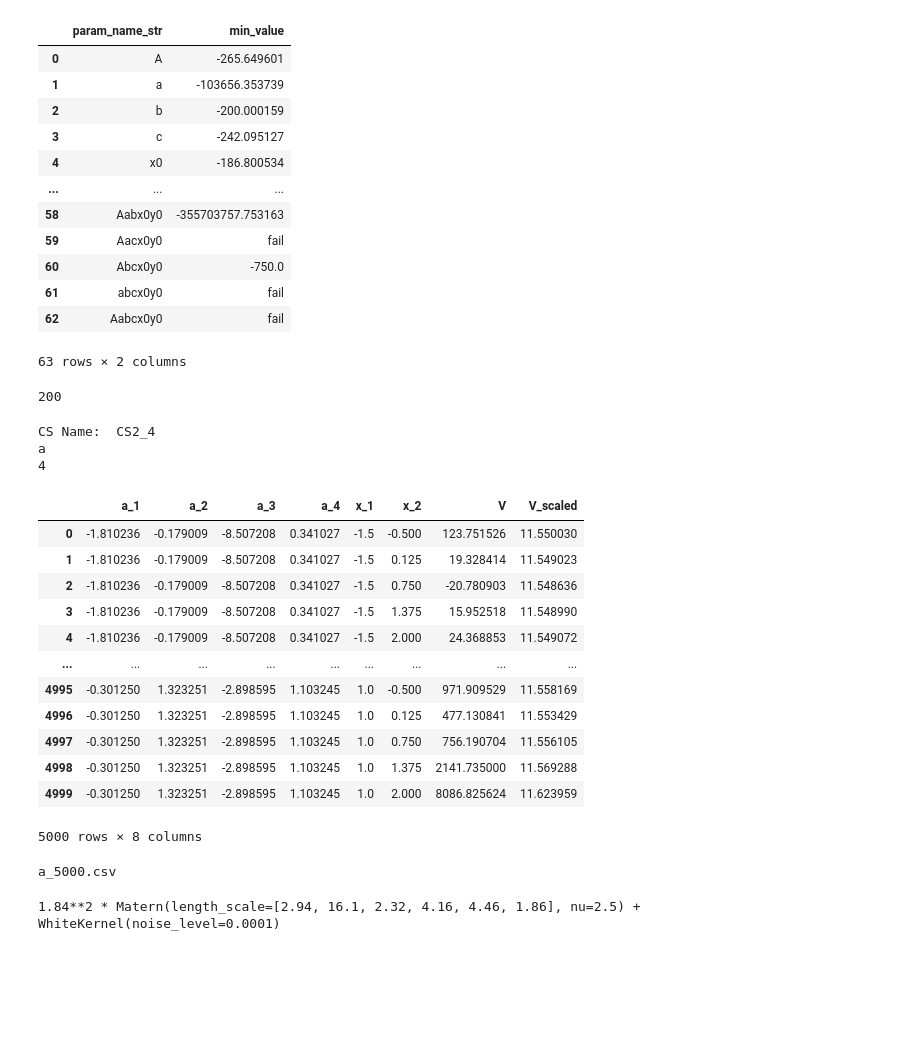
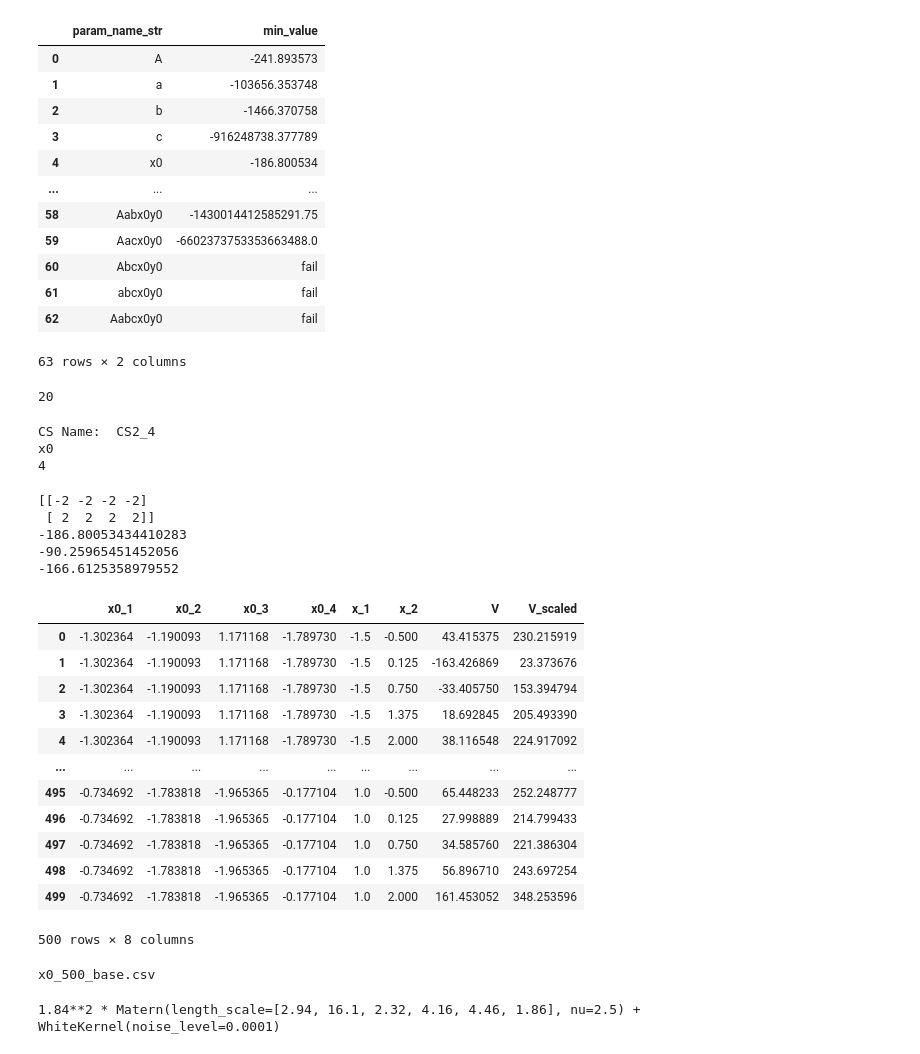
Before and after one commit to dowlinglab/GPBO_Emulators, a Jupyter notebook: new_muller.ipynb, the cells around one changed output. Saved outputs shown, nothing was run; the diff lists cells and outputs as text; code cells hidden in the pictures; blank space fills up the shorter version.

Commit message:
Added more iters to ipopt

```diff
--- a/new_muller.ipynb
+++ b/new_muller.ipynb
@@ -26,5 +26,5 @@ Wall time: 4.06 s
 # %%
-def solve_pyomo_Muller_min(param_name_str, verbose = False):
+def solve_pyomo_Muller_min2(param_name_str, verbose = False):
     """
     Creates and Solves a Pyomo model for the Muller potential
 
@@ -54,7 +54,7 @@ def solve_pyomo_Muller_min(param_name_str, verbose = False):
         model.a = Param(Set(initialize=index_set), initialize={1: -1, 2: -1, 3: -6.5, 4: 0.7})
 
     if "b" in param_name_str:
-        model.b = Var(Set(initialize=index_set), initialize={1: 0, 2: 0, 3: 10, 4: 0},
+        model.b = Var(Set(initialize=index_set), initialize={1: -1.17, 2: 1.22, 3: 14, 4: -0.5},
                  bounds={1: (-2,2), 2: (-2,2), 3: (5,15), 4: (-2,2)})
     else:
         model.b = Param(Set(initialize=index_set), initialize={1: 0, 2: 0, 3: 11, 4: 0.6})
@@ -78,16 +78,16 @@ def solve_pyomo_Muller_min(param_name_str, verbose = False):
         model.y0 = Param(Set(initialize=index_set), initialize={1: 0, 2: 0.5, 3: 1.5, 4: 1})
 
     model.x_index = Set(initialize=range(1,3))
-    model.x = Var(model.x_index, initialize={1: 0, 2: 0}, bounds={1: (-1.5,1.0), 2: (-0.5,2)})
+    model.x = Var(model.x_index, initialize={1: -1, 2: 0}, bounds={1: (-1.5,1), 2: (-0.5,2)})
 
     #Define Muller potential
     def calc_muller_pyo(model):
         #Calculate Muller Potential
-        expression = sum(
+        expression = sum((
                 model.A[i] * exp(
                 model.a[i] * (model.x[1] - model.x0[i]) ** 2 +
                 model.b[i] * (model.x[1] - model.x0[i]) * (model.x[2] - model.y0[i]) +
-                model.c[i] * (model.x[2] - model.y0[i]) ** 2) for i in range(1,5))
+                model.c[i] * (model.x[2] - model.y0[i]) ** 2) for i in range(1,5)))
 
         return expression
 
@@ -95,6 +95,7 @@ def solve_pyomo_Muller_min(param_name_str, verbose = False):
     model.obj = Objective(rule=calc_muller_pyo, sense = minimize)
 
     solver = SolverFactory('ipopt')
+    solver.options['max_iter']= 10000
 
     try:
         result = solver.solve(model, tee = verbose)
@@ -126,7 +127,7 @@ all_combinations_list = all_combinations(parameters)
 df = pd.DataFrame(all_combinations_list, columns=['param_name_str'])
 min_obj = []
 for i in range(len(all_combinations_list)):
-    model_obj = solve_pyomo_Muller_min(all_combinations_list[i], verbose = False)
+    model_obj = solve_pyomo_Muller_min2(all_combinations_list[i], verbose = False)
     min_obj.append(model_obj)
 
 df["min_value"] = pd.DataFrame(min_obj)
@@ -133,18 +140,18 @@ df["min_value"] = pd.DataFrame(min_obj)
 # %%
 from IPython.display import display
 display(df)
-# df.to_csv("scaled_mul_v_min.csv", index = False, header = True)
+df.to_csv("scaled_mul_v_min.csv", index = False, header = True)
 # %% [output]
 |  | param_name_str | min_value |
-| 0 | A | -265.649601 |
-| 1 | a | -103656.353739 |
-| 2 | b | -200.000159 |
-| 3 | c | -242.095127 |
+| 0 | A | -241.893573 |
+| 1 | a | -103656.353748 |
+| 2 | b | -1466.370758 |
+| 3 | c | -916248738.377789 |
 | 4 | x0 | -186.800534 |
 | ... | ... | ... |
-| 58 | Aabx0y0 | -355703757.753163 |
-| 59 | Aacx0y0 | fail |
-| 60 | Abcx0y0 | -750.0 |
+| 58 | Aabx0y0 | -1430014412585291.75 |
+| 59 | Aacx0y0 | -6602373753353663488.0 |
+| 60 | Abcx0y0 | fail |
 | 61 | abcx0y0 | fail |
 | 62 | Aabcx0y0 | fail |
 63 rows × 2 columns
@@ -163,7 +170,7 @@ retrain_GP = 1
 reoptimize_obj = 5
 seed = 1
 num_x_data = 5
-num_theta_data_scl = 50
+num_theta_data_scl = 5
 num_theta_data_val = 0
 gen_meth_theta_val = None
 val_data = None
@@ -173,8 +180,7 @@ gen_heat_map_data = True
 #Create System for debugging
 #Generate Method (except last part)
 CS_name  = CS_name_enum(cs_name_val)
-param_name_str = set_param_str(cs_name_val)
-param_name_str = "a"
+param_name_str = "x0"
 meth_name = Method_name_enum(meth_name_enum_val)
 method = GPBO_Methods(meth_name)
 indecies_to_consider = set_idcs_to_consider(cs_name_val, param_name_str)
@@ -183,69 +189,79 @@ num_theta_data = num_theta_data_scl*len(indecies_to_consider)
 print(num_theta_data)
 gen_meth_theta = Gen_meth_enum(1)
 # %% [output]
-200
+20
 # %%
 print("CS Name: ", CS_name.name)
 print(param_name_str)
 print(len(indecies_to_consider))
 # %% [output]
 CS Name:  CS2_4
-a
+x0
 4
 # %%
 simulator = simulator_helper_test_fxns(CS_name, indecies_to_consider, noise_mean, noise_std, normalize, seed)
+print(simulator.bounds_theta_reg)
 
 #Calculate minimum Muller potential
-min_Mul = solve_pyomo_Muller_min(param_name_str, verbose = False)
+min_Mul = solve_pyomo_Muller_min2(param_name_str, verbose = False)
+print(min_Mul)
 
 #Generate Exp Data
 exp_data = simulator.gen_exp_data(num_x_data, gen_meth_x)
+print(min(exp_data.y_vals))
 
 #Generate Sim Data
 sim_data = simulator.gen_sim_data(num_theta_data, num_x_data, gen_meth_theta, gen_meth_x, sep_fact, False)
 
 #Transform Muller Potential
 jitter = 1e-5
 #Calculate minimum Muller potential
 original_muller = sim_data.y_vals
+print(np.min(original_muller))
 exp_data.y_vals = np.log(exp_data.y_vals - min_Mul + jitter)
 sim_data.y_vals = np.log(sim_data.y_vals - min_Mul + jitter)
+
 
 #Generate sse_sim_data from new sim and exp_data
 sim_sse_data = simulator.sim_data_to_sse_sim_data(method, sim_data, exp_data, sep_fact, False)
 
 names = [param_name_str + "_" + str(i+1) for i in range(sim_data.theta_vals.shape[1])]
 #Define training data based on emulator type
 if method.emulator == False:
     train_data = sim_sse_data.theta_vals
     train_y_data = sim_sse_data.y_vals
 else:
     train_data = np.concatenate((sim_data.theta_vals, sim_data.x_vals), axis =1)
     train_y_data = sim_data.y_vals
     names += ["x_" + str(i+1) for i in range(sim_data.x_vals.shape[1])]
 
 names += ["V", "V_scaled"]
 data = np.concatenate((train_data, original_muller.reshape(-1,1), train_y_data.reshape(-1,1)), axis=1)
 df_train = pd.DataFrame(data, columns= names)
 display(df_train)
 csv_name = param_name_str + "_" + str(int(len(train_y_data))) + ".csv"
 print(csv_name)
 df_train.to_csv(csv_name, index = False, header = True)
 # %% [output]
+[[-2 -2 -2 -2]
+ [ 2  2  2  2]]
+-186.80053434410283
+-90.25965451452056
+-166.6125358979552
-|  | a_1 | a_2 | a_3 | a_4 | x_1 | x_2 | V | V_scaled |
-| 0 | -1.810236 | -0.179009 | -8.507208 | 0.341027 | -1.5 | -0.500 | 123.751526 | 11.550030 |
-| 1 | -1.810236 | -0.179009 | -8.507208 | 0.341027 | -1.5 | 0.125 | 19.328414 | 11.549023 |
-| 2 | -1.810236 | -0.179009 | -8.507208 | 0.341027 | -1.5 | 0.750 | -20.780903 | 11.548636 |
-| 3 | -1.810236 | -0.179009 | -8.507208 | 0.341027 | -1.5 | 1.375 | 15.952518 | 11.548990 |
-| 4 | -1.810236 | -0.179009 | -8.507208 | 0.341027 | -1.5 | 2.000 | 24.368853 | 11.549072 |
+|  | x0_1 | x0_2 | x0_3 | x0_4 | x_1 | x_2 | V | V_scaled |
+| 0 | -1.302364 | -1.190093 | 1.171168 | -1.789730 | -1.5 | -0.500 | 43.415375 | 230.215919 |
+| 1 | -1.302364 | -1.190093 | 1.171168 | -1.789730 | -1.5 | 0.125 | -163.426869 | 23.373676 |
+| 2 | -1.302364 | -1.190093 | 1.171168 | -1.789730 | -1.5 | 0.750 | -33.405750 | 153.394794 |
+| 3 | -1.302364 | -1.190093 | 1.171168 | -1.789730 | -1.5 | 1.375 | 18.692845 | 205.493390 |
+| 4 | -1.302364 | -1.190093 | 1.171168 | -1.789730 | -1.5 | 2.000 | 38.116548 | 224.917092 |
 | ... | ... | ... | ... | ... | ... | ... | ... | ... |
-| 4995 | -0.301250 | 1.323251 | -2.898595 | 1.103245 | 1.0 | -0.500 | 971.909529 | 11.558169 |
-| 4996 | -0.301250 | 1.323251 | -2.898595 | 1.103245 | 1.0 | 0.125 | 477.130841 | 11.553429 |
-| 4997 | -0.301250 | 1.323251 | -2.898595 | 1.103245 | 1.0 | 0.750 | 756.190704 | 11.556105 |
-| 4998 | -0.301250 | 1.323251 | -2.898595 | 1.103245 | 1.0 | 1.375 | 2141.735000 | 11.569288 |
-| 4999 | -0.301250 | 1.323251 | -2.898595 | 1.103245 | 1.0 | 2.000 | 8086.825624 | 11.623959 |
+| 495 | -0.734692 | -1.783818 | -1.965365 | -0.177104 | 1.0 | -0.500 | 65.448233 | 252.248777 |
+| 496 | -0.734692 | -1.783818 | -1.965365 | -0.177104 | 1.0 | 0.125 | 27.998889 | 214.799433 |
+| 497 | -0.734692 | -1.783818 | -1.965365 | -0.177104 | 1.0 | 0.750 | 34.585760 | 221.386304 |
+| 498 | -0.734692 | -1.783818 | -1.965365 | -0.177104 | 1.0 | 1.375 | 56.896710 | 243.697254 |
+| 499 | -0.734692 | -1.783818 | -1.965365 | -0.177104 | 1.0 | 2.000 | 161.453052 | 348.253596 |
-5000 rows × 8 columns
-a_5000.csv
+500 rows × 8 columns
+x0_500_base.csv
 # %%
 #Preprocess training data
 scaler = StandardScaler()
```
Also changed, not shown: parts of 2 cells of this notebook, 1 other file.
